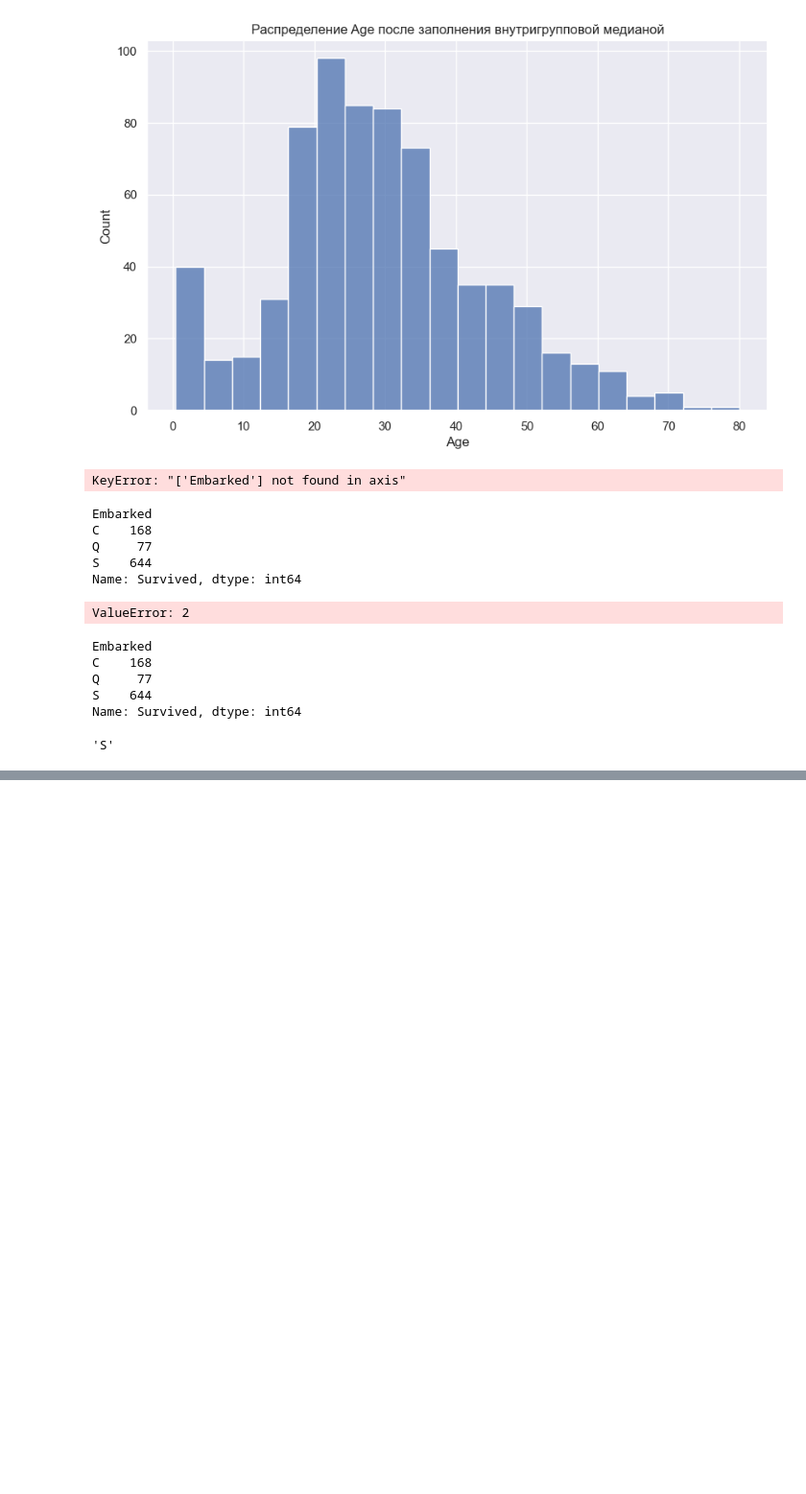
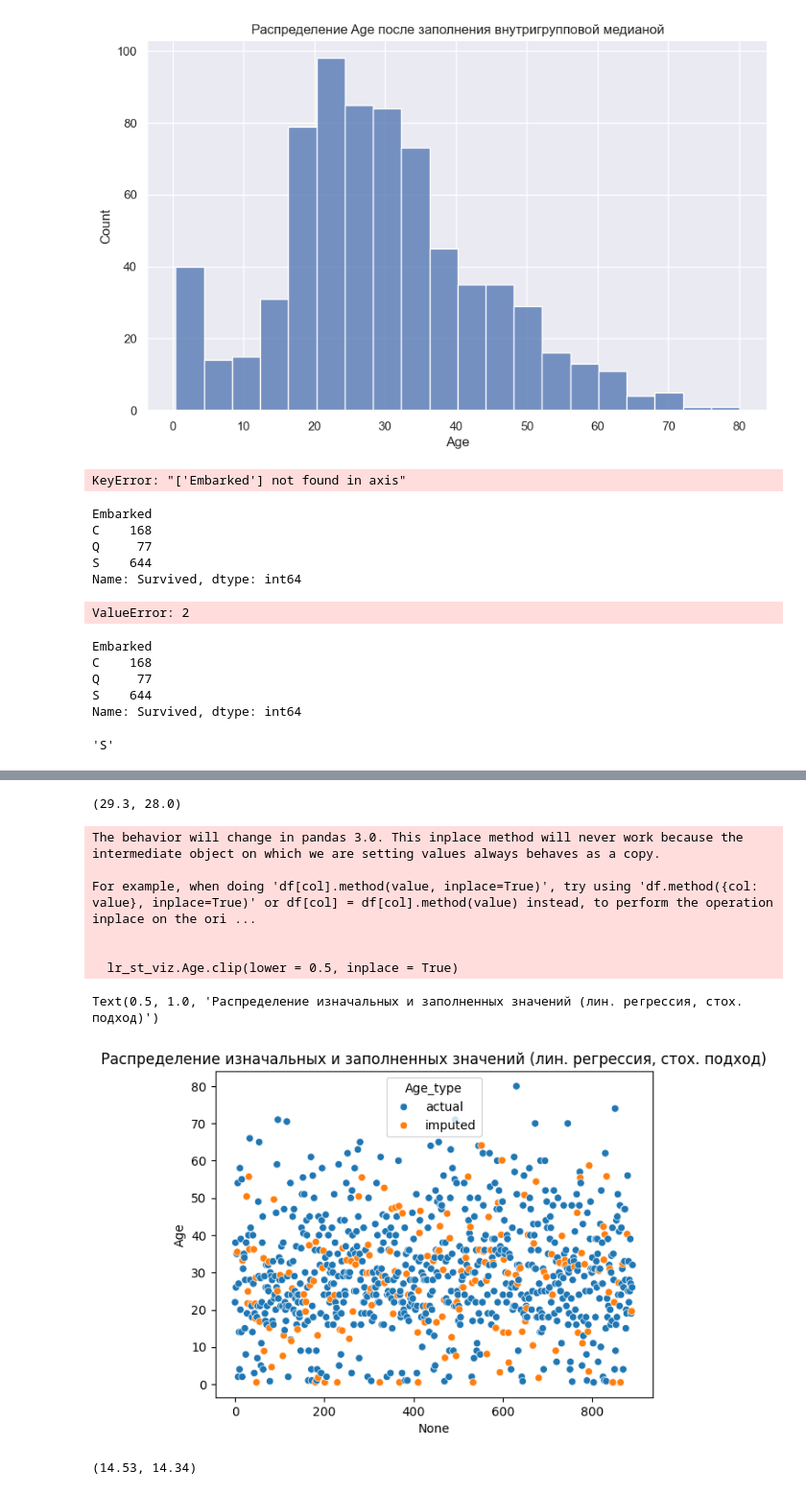
Before and after one commit to 88alexinho/data_analysis, a Jupyter notebook: missing_values.ipynb, the cells around one changed output, grey strips where cells are left out. Shown: that part at 96% size. Saved outputs shown, nothing was run; the diff lists cells and outputs as text; code cells hidden in the pictures; blank space fills up the shorter version.

```diff
--- a/missing_values.ipynb
+++ b/missing_values.ipynb
@@ -420,0 +693,3 @@ titanic.drop(columns = ['Embarked'], inplace = True)
+# %%
+# обрежем нулевые и отрицательные значения
+lr_stochastic.Age.clip(lower = 0.5, inplace = True)
@@ -420,0 +703,33 @@ titanic.drop(columns = ['Embarked'], inplace = True)
+# %%
+lr_stochastic.Age.mean().round(1), lr_stochastic.Age.median()
+# %% [output]
+(29.3, 28.0)
+# %%
+# сделаем копию датафрейма, которую используем для визуализации
+lr_st_viz = lr_stochastic.copy()
+
+# создадим столбец Age_type, в который запишем actual, если индекс наблюдения есть в train,
+# и imputed, если нет (т.е. он есть в test)
+lr_st_viz['Age_type'] = np.where(lr_stochastic.index.isin(train.index), 'actual', 'imputed')
+
+# вновь "обрежем" нулевые значения
+lr_st_viz.Age.clip(lower = 0.5, inplace = True)
+
+# создадим график, где по оси x будет индекс датафрейма,
+# по оси y - возраст, а цветом мы обозначим изначальное это значение, или заполненное
+sns.scatterplot(data = lr_st_viz, x = lr_st_viz.index, y = 'Age', hue = 'Age_type')
+plt.title('Распределение изначальных и заполненных значений (лин. регрессия, стох. подход)')
+# %% [output]
+The behavior will change in pandas 3.0. This inplace method will never work because the intermediate object on which we are setting values always behaves as a copy.
+
+For example, when doing 'df[col].method(value, inplace=True)', try using 'df.method({col: value}, inplace=True)' or df[col] = df[col].method(value) instead, to perform the operation inplace on the ori ...
+
+
+  lr_st_viz.Age.clip(lower = 0.5, inplace = True)
+Text(0.5, 1.0, 'Распределение изначальных и заполненных значений (лин. регрессия, стох. подход)')
+[figure, added]
+# %%
+lr_st_viz[lr_st_viz['Age_type'] == 'actual'].Age.std().round(2), \
+lr_st_viz[lr_st_viz['Age_type'] == 'imputed'].Age.std().round(2)
+# %% [output]
+(14.53, 14.34)
```
Also changed, not shown: parts of 37 cells of this notebook.
